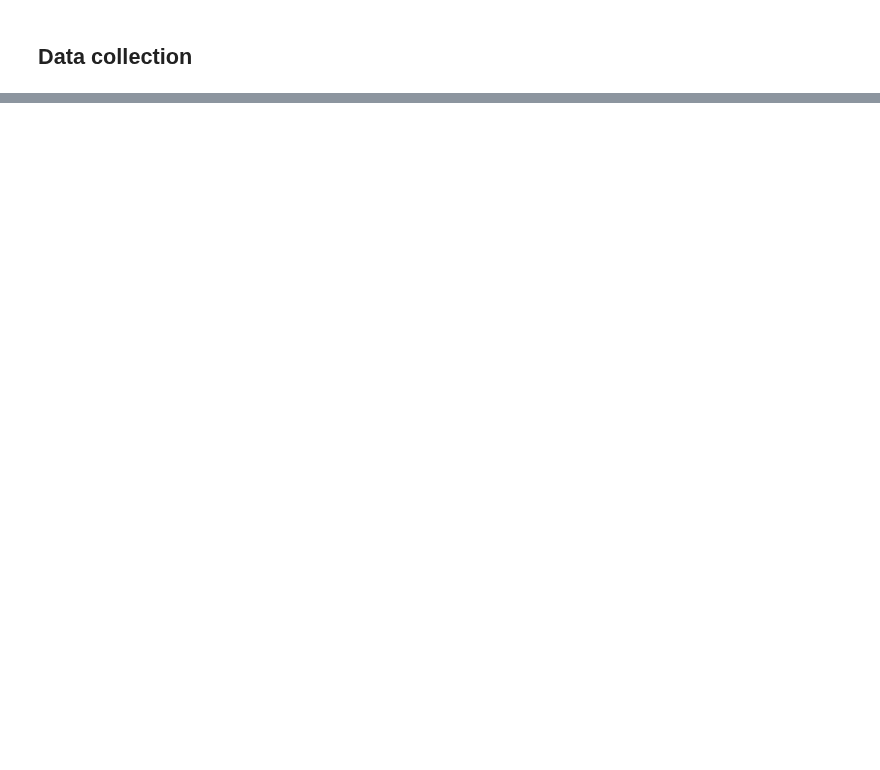
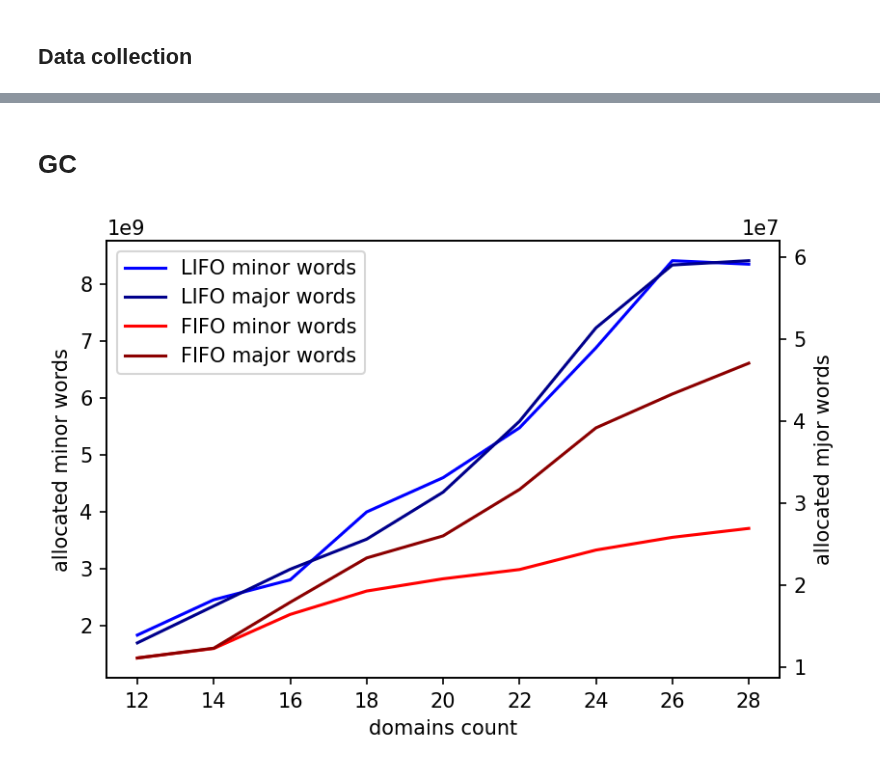
Before and after one commit to bartoszmodelski/ebsl, a Jupyter notebook: evaluation/mixer-benchmark.py.ipynb, the cells around one changed output, grey strips where cells are left out. Drawn from its saved outputs; the diff is of its cells as text; code cells hidden in the pictures; blank space fills up the shorter version.

```diff
--- a/evaluation/mixer-benchmark.py.ipynb
+++ b/evaluation/mixer-benchmark.py.ipynb
@@ -91,0 +161,26 @@ IndexError: list index out of range
+# %% [markdown]
+# GC
+# %%
+fifo_minor = [v[1] for v in fifo]
+lifo_minor = [v[1] for v in lifo]
+
+fifo_major = [v[2] for v in fifo]
+lifo_major = [v[2] for v in lifo]
+
+fig, ax = plt.subplots()
+line_lifo, = ax.plot(X, lifo_minor, label='LIFO minor words', color='blue')
+line_fifo, = ax.plot(X, fifo_minor, label='FIFO minor words', color='red')
+plt.ylabel('allocated minor words')
+
+plt.xlabel('domains count')
+
+ax2 = ax.twinx()
+line_lifo2, = ax2.plot(X, lifo_major, label='LIFO major words', color='darkblue')
+line_fifo2, = ax2.plot(X, fifo_major, label='FIFO major words', color='darkred')
+
+ax.legend(handles=[line_lifo, line_lifo2,line_fifo, line_fifo2])
+plt.ylabel('allocated mjor words')
+
+plt.show()
+# %% [output]
+[figure, added]
```
Also changed, not shown: parts of 12 cells of this notebook.
